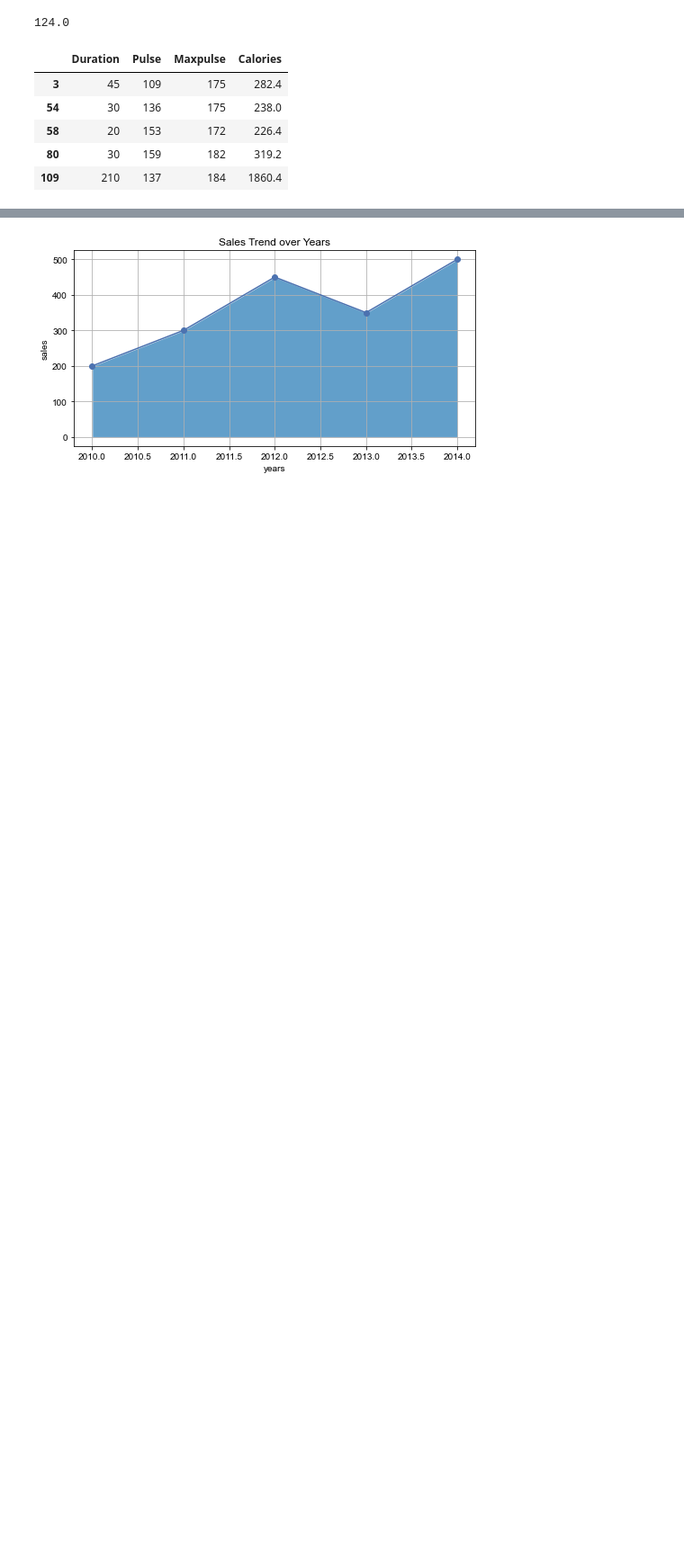
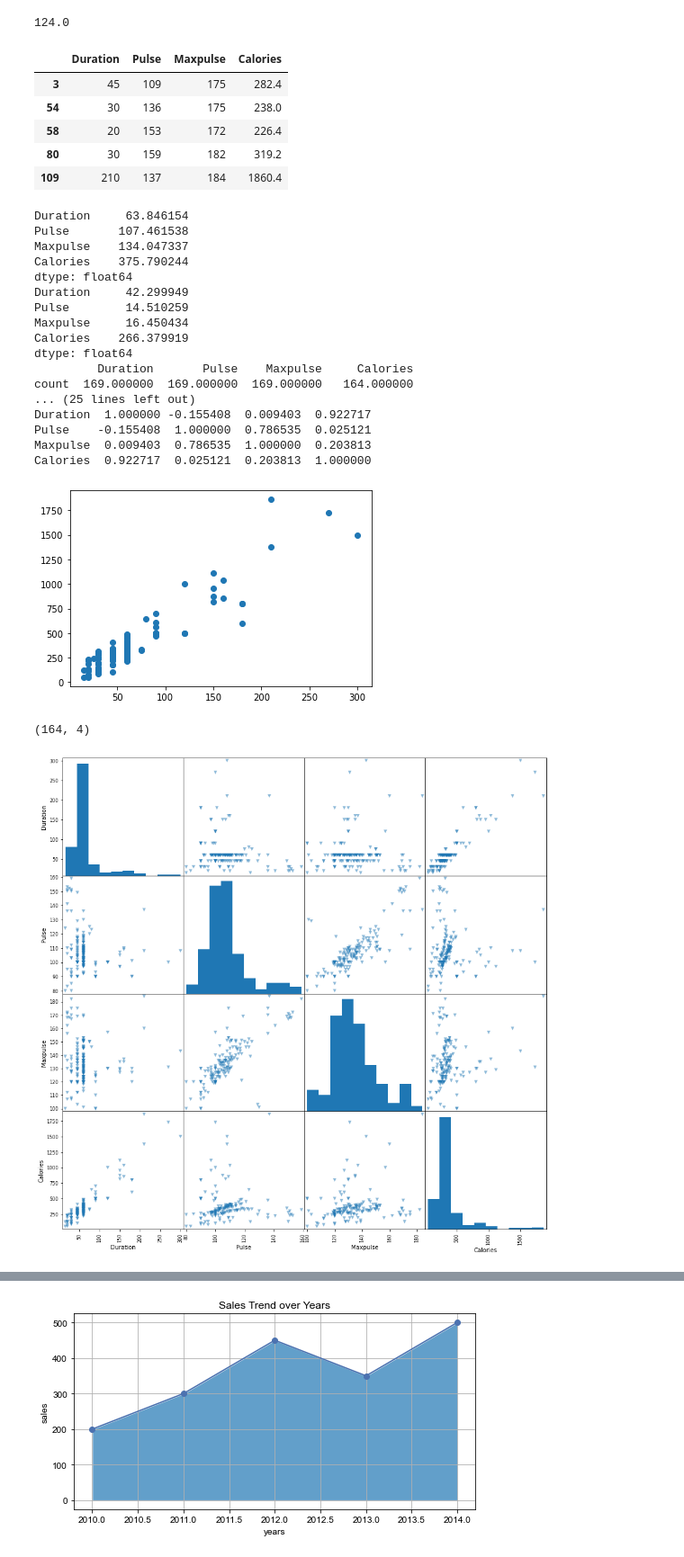
Before and after one commit to yash-0118/Example, a Jupyter notebook: Untitled.ipynb, the cells around one changed output, grey strips where cells are left out. Shown: that part at 90% size. Cells and saved outputs as stored; diff of their text form; code cells hidden in the pictures; blank space fills up the shorter version.

```diff
--- a/Untitled.ipynb
+++ b/Untitled.ipynb
@@ -100,3 +100,62 @@ Duration                                                    ...
 | 58 | 20 | 153 | 172 | 226.4 |
 | 80 | 30 | 159 | 182 | 319.2 |
 | 109 | 210 | 137 | 184 | 1860.4 |
+# %%
+# 1
+#1
+import pandas as pd
+import seaborn as sns
+import matplotlib.pyplot as plt
+df=pd.read_csv("Files/data.csv")
+print(df.mean())
+print(df.std())
+print(df.describe())
+print(df.quantile())
+print(df.head(5))
+print(df.tail(5))
+print(df.corr())
+plt.scatter(df['Duration'],df['Calories']) # strong positive corelation
+plt.show()
+df.isna().sum()
+df=df.dropna()
+print(df.shape)
+pd.plotting.scatter_matrix(df,figsize=[15,15],marker='v',alpha=0.5)
+plt.show()
+pd.plotting.parallel_coordinates(df,'Duration',cols=['Pulse','Maxpulse','Calories'],color=['red','blue','yellow'])
+plt.show()
+crosstab=pd.crosstab(df["Duration"],df["Pulse"])
+print(crosstab)
+def find_outliers(ds,col):
+    quart1=ds[col].quantile(0.25)
+    quart3=ds[col].quantile(0.75)
+    IQR=quart3-quart1
+    low_val=quart1-1.5*IQR
+    high_val=quart3+1.5*IQR
+    ds=ds.loc[(ds[col]<low_val)|(ds[col]>high_val)]
+    #to remove outliers
+    #ds=ds.loc[(ds[col]>=low_val)&(ds[col]<=high_val)]
+    return ds
+find_outliers(df,"Maxpulse")
+sns.boxplot(df['Maxpulse'])
+plt.show()
+# %% [output]
+Duration     63.846154
+Pulse       107.461538
+Maxpulse    134.047337
+Calories    375.790244
+dtype: float64
+Duration     42.299949
+Pulse        14.510259
+Maxpulse     16.450434
+Calories    266.379919
+dtype: float64
+         Duration       Pulse    Maxpulse     Calories
+count  169.000000  169.000000  169.000000   164.000000
+... (25 lines left out)
+Duration  1.000000 -0.155408  0.009403  0.922717
+Pulse    -0.155408  1.000000  0.786535  0.025121
+Maxpulse  0.009403  0.786535  1.000000  0.203813
+Calories  0.922717  0.025121  0.203813  1.000000
+[figure, added]
+(164, 4)
+[figure, added]
```
Also changed, not shown: parts of 5 cells of this notebook.
